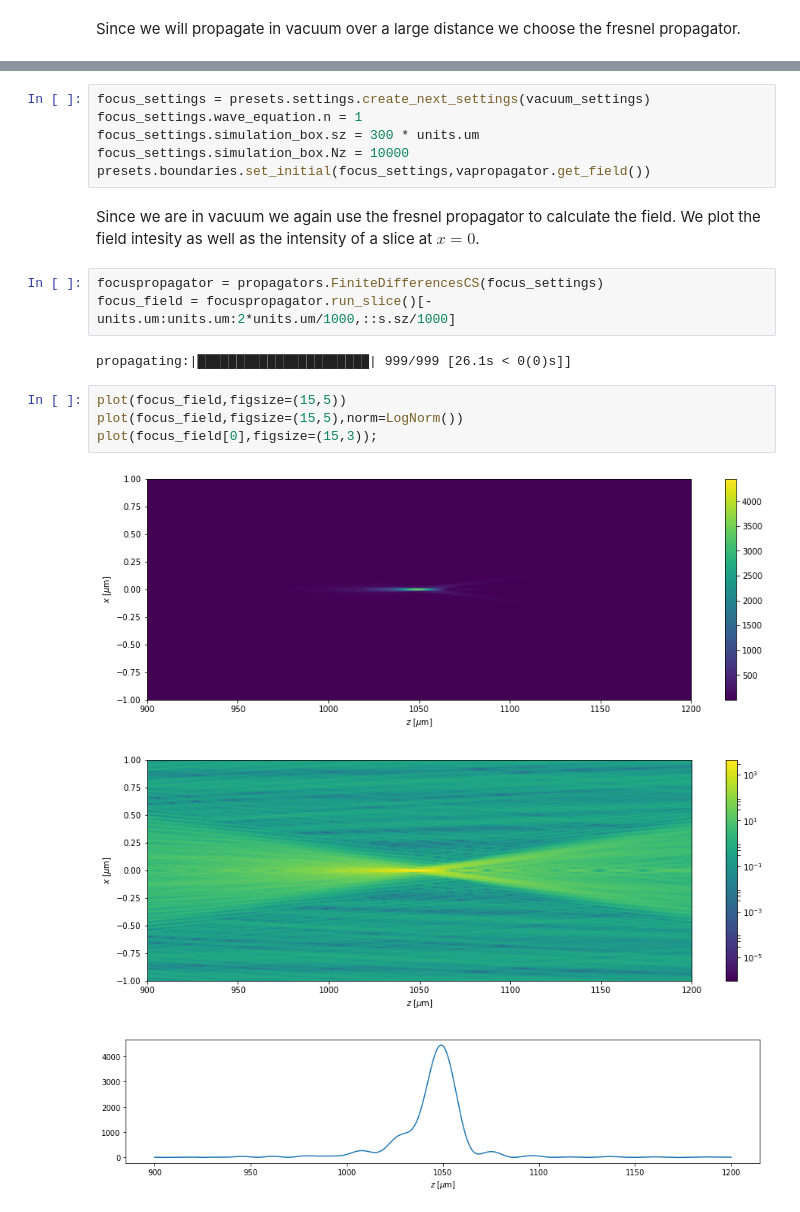
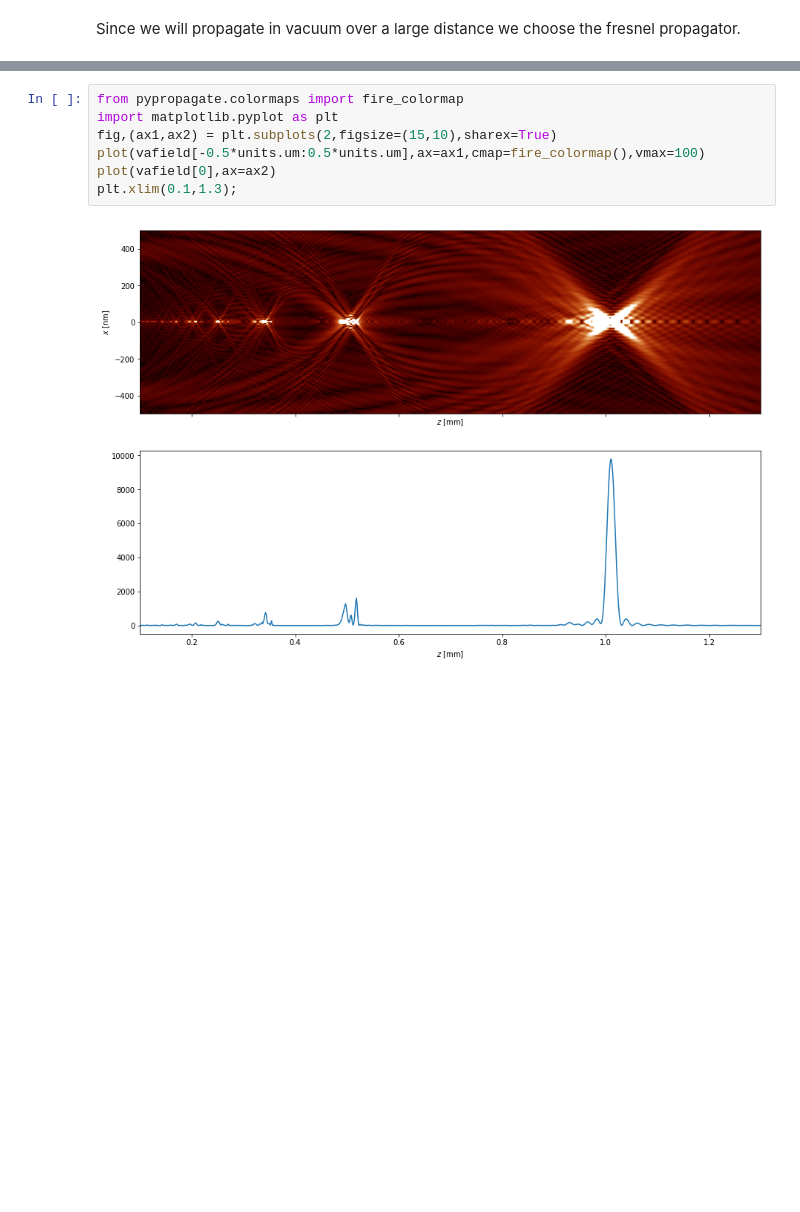
Before and after one commit to TheLartians/PyPropagate, a Jupyter notebook: notebooks/Examples/Zoneplate.ipynb, the cells around one changed output, grey strips where cells are left out. Saved outputs shown, nothing was run; the diff lists cells and outputs as text; blank space fills up the shorter version.

```diff
--- a/notebooks/Examples/Zoneplate.ipynb
+++ b/notebooks/Examples/Zoneplate.ipynb
@@ -140,21 +127,9 @@ Using the exit field from the last propagator we can now propagate through the f
-# %%
-focus_settings = presets.settings.create_next_settings(vacuum_settings)
-focus_settings.wave_equation.n = 1
-focus_settings.simulation_box.sz = 300 * units.um
-focus_settings.simulation_box.Nz = 10000
-presets.boundaries.set_initial(focus_settings,vapropagator.get_field())
-# %% [markdown]
-Since we are in vacuum we again use the fresnel propagator to calculate the field. We plot the field intesity as well as the intensity of a slice at $x = 0$.
-# %%
-focuspropagator = propagators.FiniteDifferencesCS(focus_settings)
-focus_field = focuspropagator.run_slice()[-units.um:units.um:2*units.um/1000,::s.sz/1000]
-# %% [output]
-propagating:|██████████████████████| 999/999 [26.1s < 0(0)s]]
-# %%
-plot(focus_field,figsize=(15,5))
-plot(focus_field,figsize=(15,5),norm=LogNorm())
-plot(focus_field[0],figsize=(15,3));
-# %% [output]
-[figure, removed]
-[figure, removed]
-[figure, removed]
+# %%
+from pypropagate.colormaps import fire_colormap
+import matplotlib.pyplot as plt
+fig,(ax1,ax2) = plt.subplots(2,figsize=(15,10),sharex=True)
+plot(vafield[-0.5*units.um:0.5*units.um],ax=ax1,cmap=fire_colormap(),vmax=100)
+plot(vafield[0],ax=ax2)
+plt.xlim(0.1,1.3);
+# %% [output]
+[figure, added]
```
Also changed, not shown: parts of 11 cells of this notebook.
